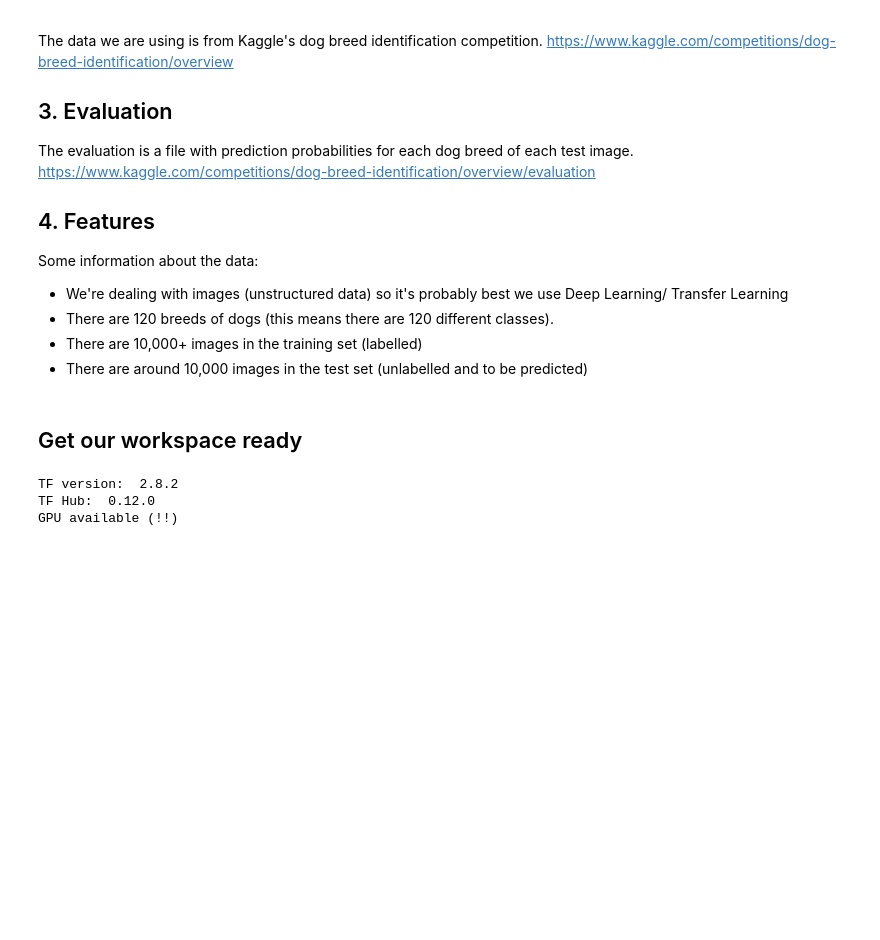
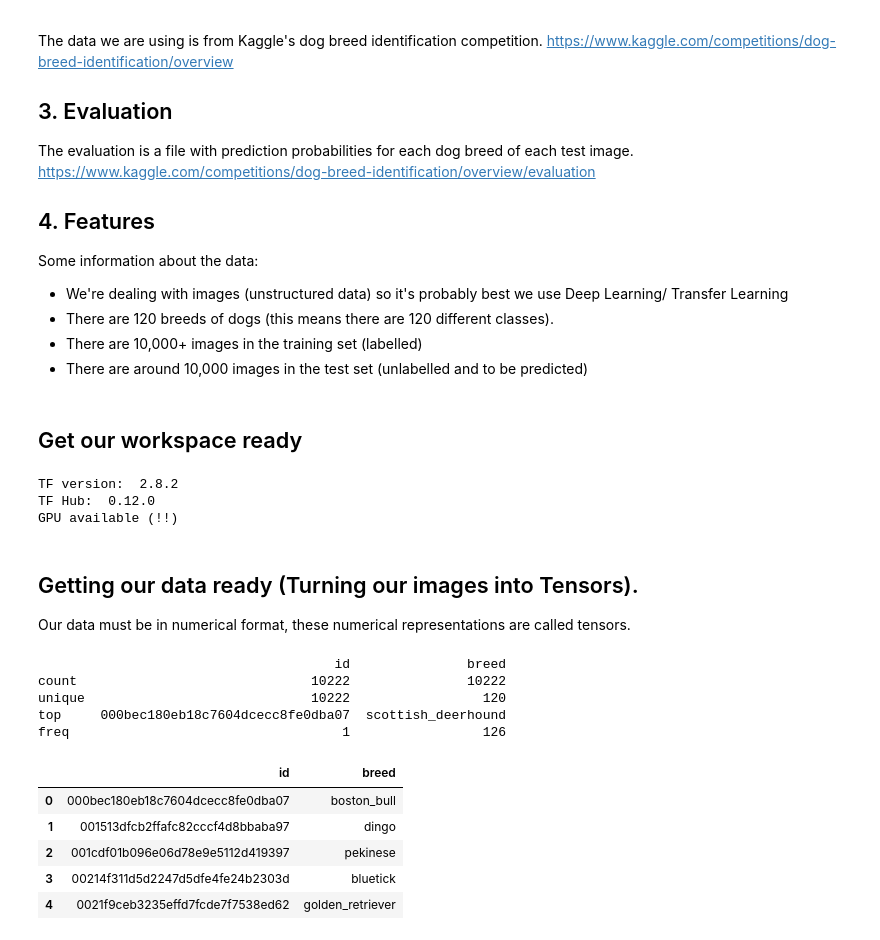
Before and after one commit to bassamadnan/deep-learning-dog-breed-classification, a Jupyter notebook: dog_breed_identification.ipynb, the cells around one changed output. Drawn from its saved outputs; the diff is of its cells as text; code cells hidden in the pictures; blank space fills up the shorter version.

```diff
--- a/dog_breed_identification.ipynb
+++ b/dog_breed_identification.ipynb
@@ -39,3 +39,24 @@ print("GPU", "available (!!)" if tf.config.list_physical_devices("GPU") else ":(
 TF version:  2.8.2
 TF Hub:  0.12.0
 GPU available (!!)
+# %% [markdown]
+## Getting our data ready (Turning our images into Tensors).
+
+Our data must be in numerical format, these numerical representations are called tensors.
+# %%
+import pandas as pd
+labels_csv = pd.read_csv("/content/drive/MyDrive/Dog Vision/labels.csv")
+print(labels_csv.describe())
+labels_csv.head()
+# %% [output]
+                                      id               breed
+count                              10222               10222
+unique                             10222                 120
+top     000bec180eb18c7604dcecc8fe0dba07  scottish_deerhound
+freq                                   1                 126
+|  | id | breed |
+| 0 | 000bec180eb18c7604dcecc8fe0dba07 | boston_bull |
+| 1 | 001513dfcb2ffafc82cccf4d8bbaba97 | dingo |
+| 2 | 001cdf01b096e06d78e9e5112d419397 | pekinese |
+| 3 | 00214f311d5d2247d5dfe4fe24b2303d | bluetick |
+| 4 | 0021f9ceb3235effd7fcde7f7538ed62 | golden_retriever |
```
Also changed, not shown: parts of 22 cells of this notebook.
